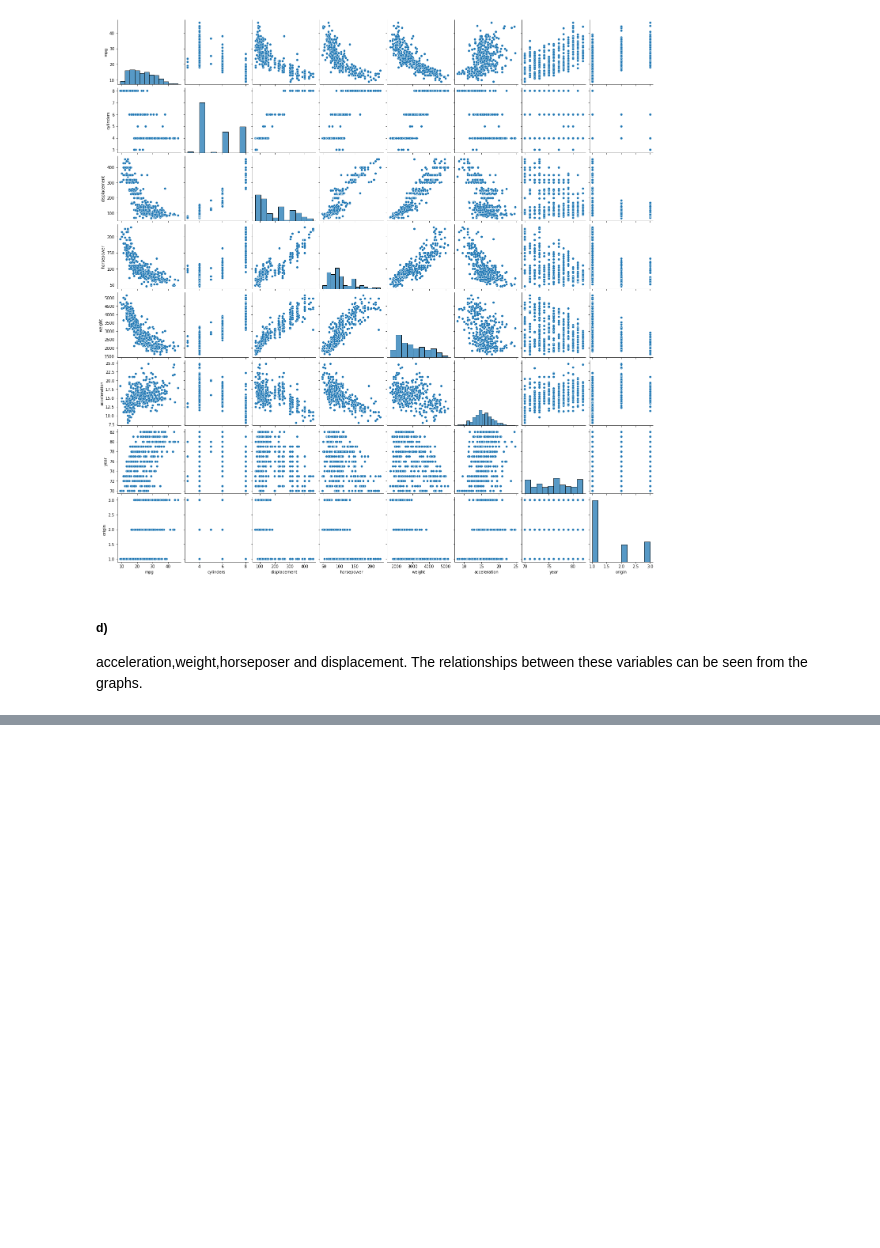
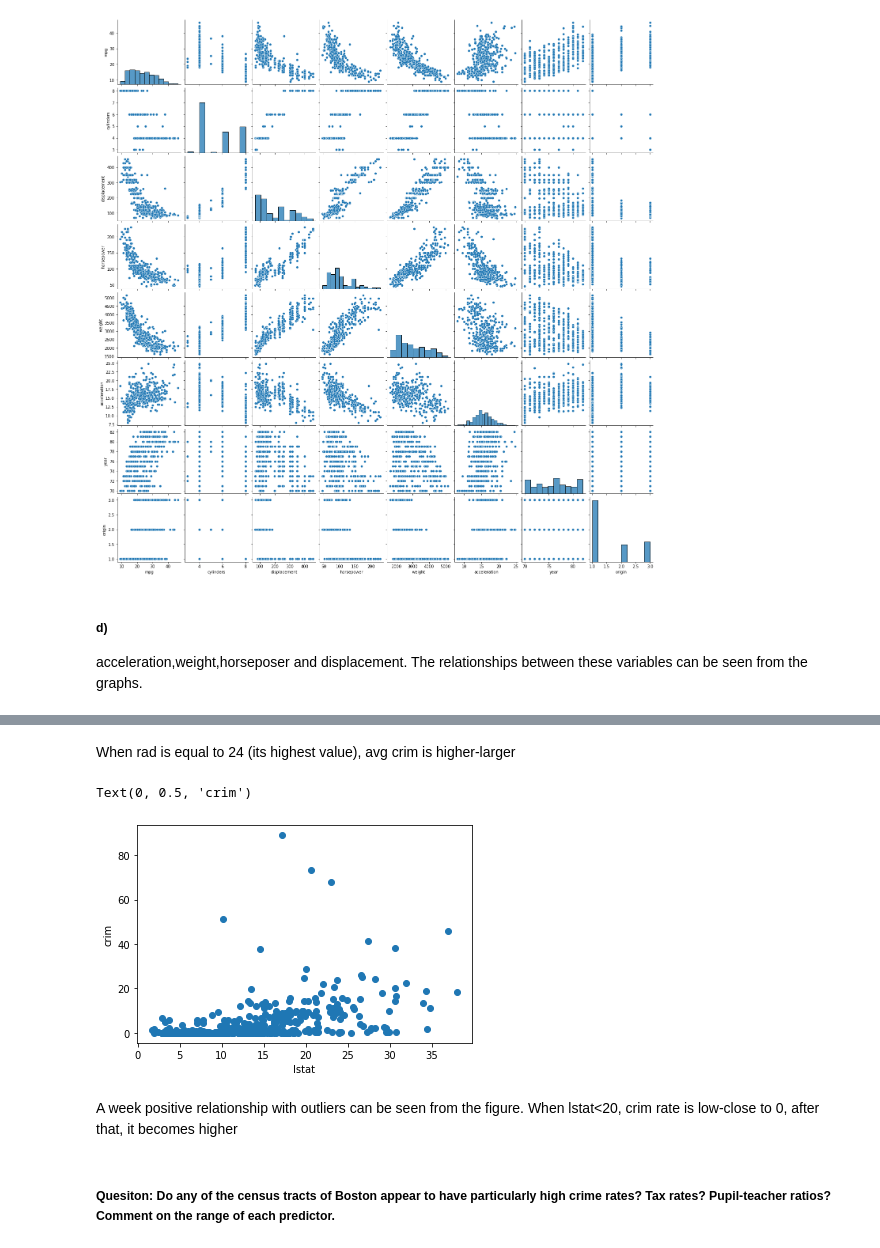
Before and after one commit to MehmetKorkut/ISLR, a Jupyter notebook: ISLR.ipynb, the cells around one changed output, grey strips where cells are left out. Drawn from its saved outputs; the diff is of its cells as text; code cells hidden in the pictures; blank space fills up the shorter version.

```diff
--- a/ISLR.ipynb
+++ b/ISLR.ipynb
@@ -294,0 +376,14 @@ acceleration,weight,horseposer and displacement. The relationships between these
+# %% [markdown]
+When rad is equal to 24 (its highest value), avg crim is higher-larger
+# %%
+#Scatter 3
+plt.scatter(dfb['lstat'],dfb['crim'])
+plt.xlabel('lstat')
+plt.ylabel('crim')
+# %% [output]
+Text(0, 0.5, 'crim')
+[figure, added]
+# %% [markdown]
+A week positive relationship with outliers can be seen from the figure. When lstat<20, crim rate is low-close to 0, after that, it becomes higher
+# %% [markdown]
+##### Quesiton: Do any of the census tracts of Boston appear to have particularly high crime rates? Tax rates? Pupil-teacher ratios? Comment on the range of each predictor.
```
Also changed, not shown: parts of 22 cells of this notebook.
